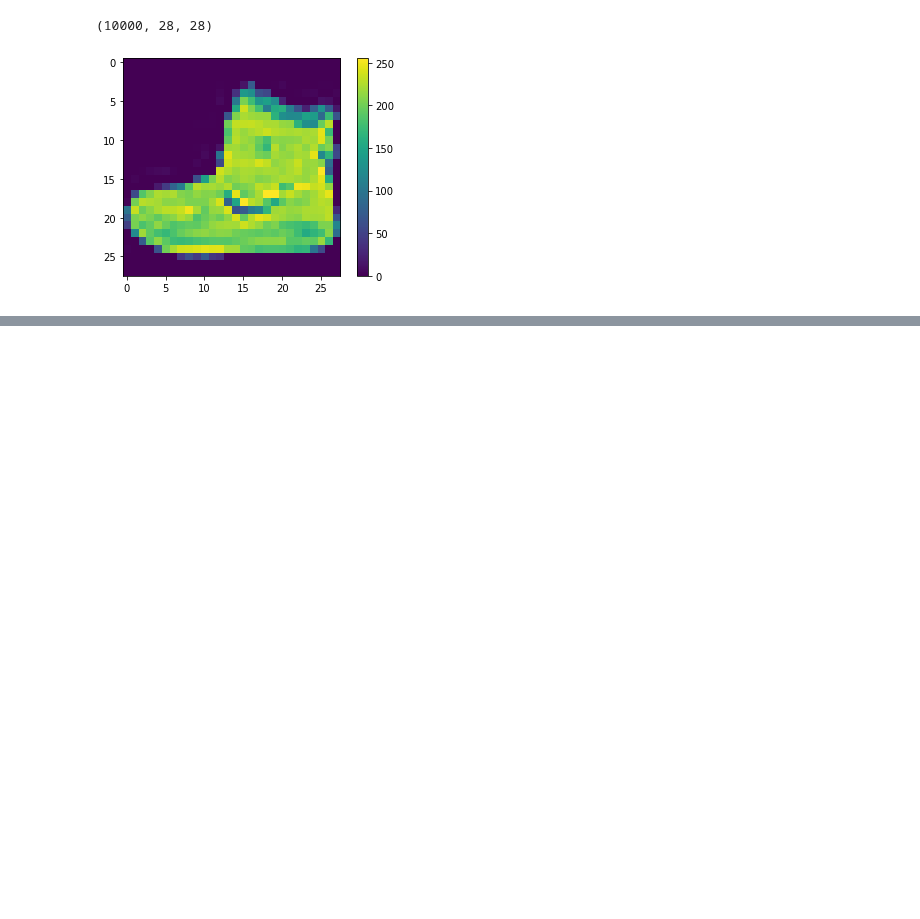
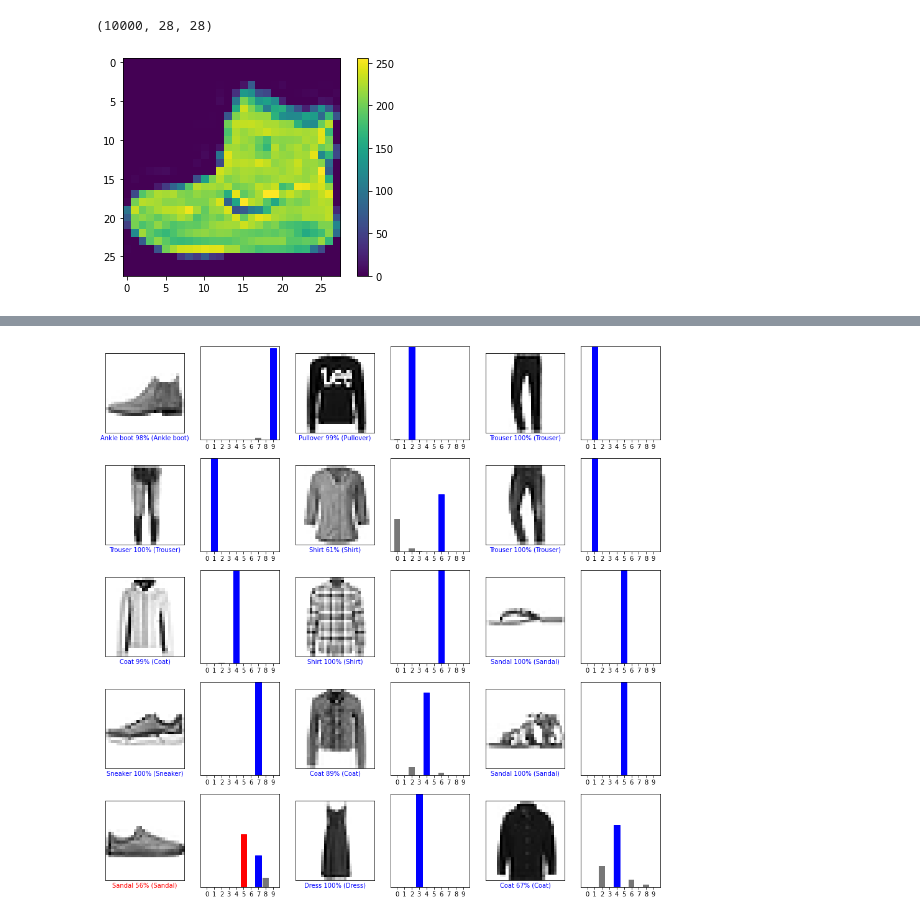
Before and after one commit to web-d-jun/python-ml, a Jupyter notebook: src/tensorflow_1/01.ipynb, the cells around one changed output, grey strips where cells are left out. Cells and saved outputs as stored; diff of their text form; code cells hidden in the pictures; blank space fills up the shorter version.

```diff
--- a/src/tensorflow_1/01.ipynb
+++ b/src/tensorflow_1/01.ipynb
@@ -82,6 +81,7 @@ plt.show()
 # %%
-# model = tf.keras.models.Sequential([
-#     Flatten(input_shape=(28,28)),
-#     Dense(128, activation='relu'),
-#     Dense(10)
-# ])
+model = tf.keras.models.Sequential([
+    Flatten(input_shape=(28,28)),
+    Dense(128, activation='relu'),
+    Dense(10)
+])
+model.compile(optimizer='adam',  loss=tf.keras.losses.SparseCategoricalCrossentropy(from_logits=True), metrics=['acc'])
@@ -87,0 +180,9 @@ plt.show()
+# %%
+plt.figure(figsize=(16,16))
+for i in range(15):
+    plt.subplot(5,6,2* i+ 1)
+    plot_images(i, predict[i], test_labels, test_img)
+    plt.subplot(5,6,2* i+ 2)
+    plot_value_array(i, predict[i], test_labels)
+# %% [output]
+[figure, added]
```
Also changed, not shown: parts of 10 cells of this notebook, 1 other file.
